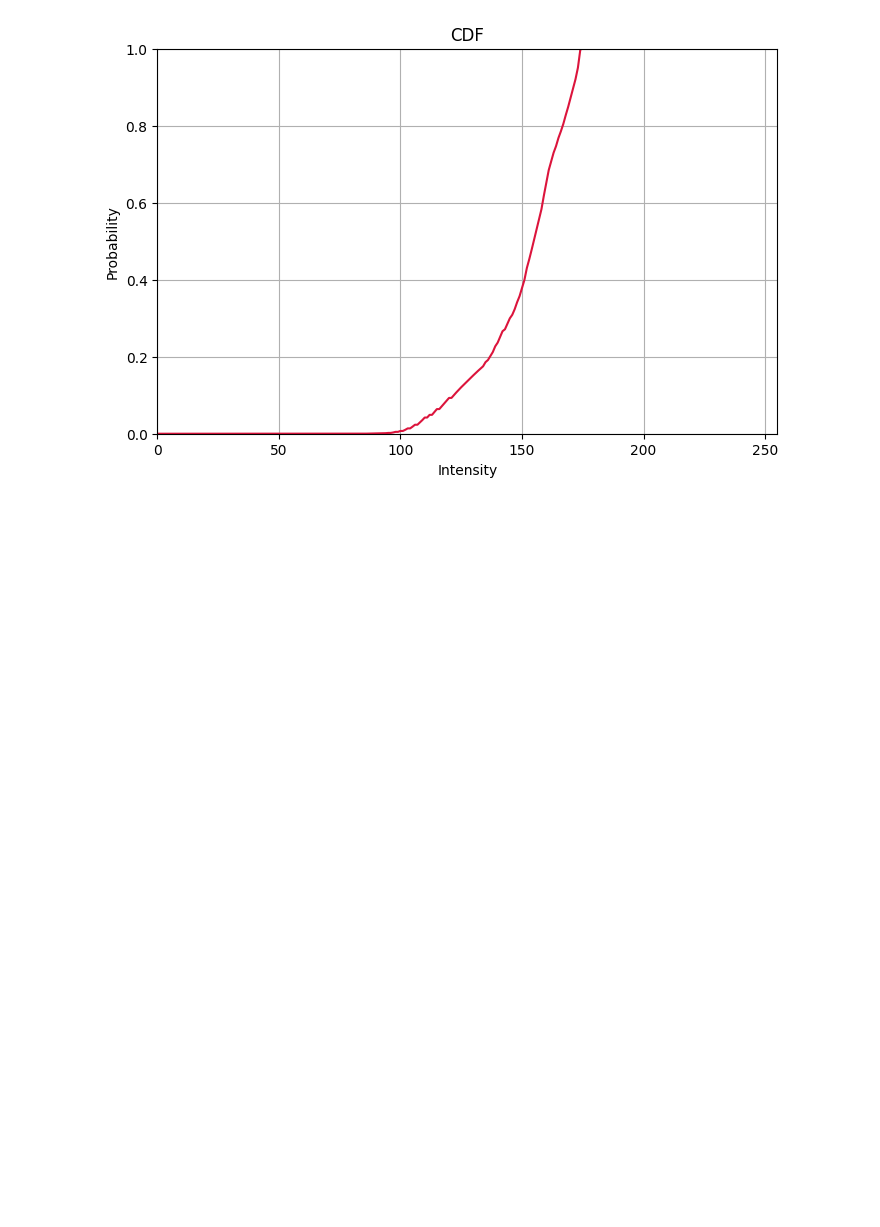
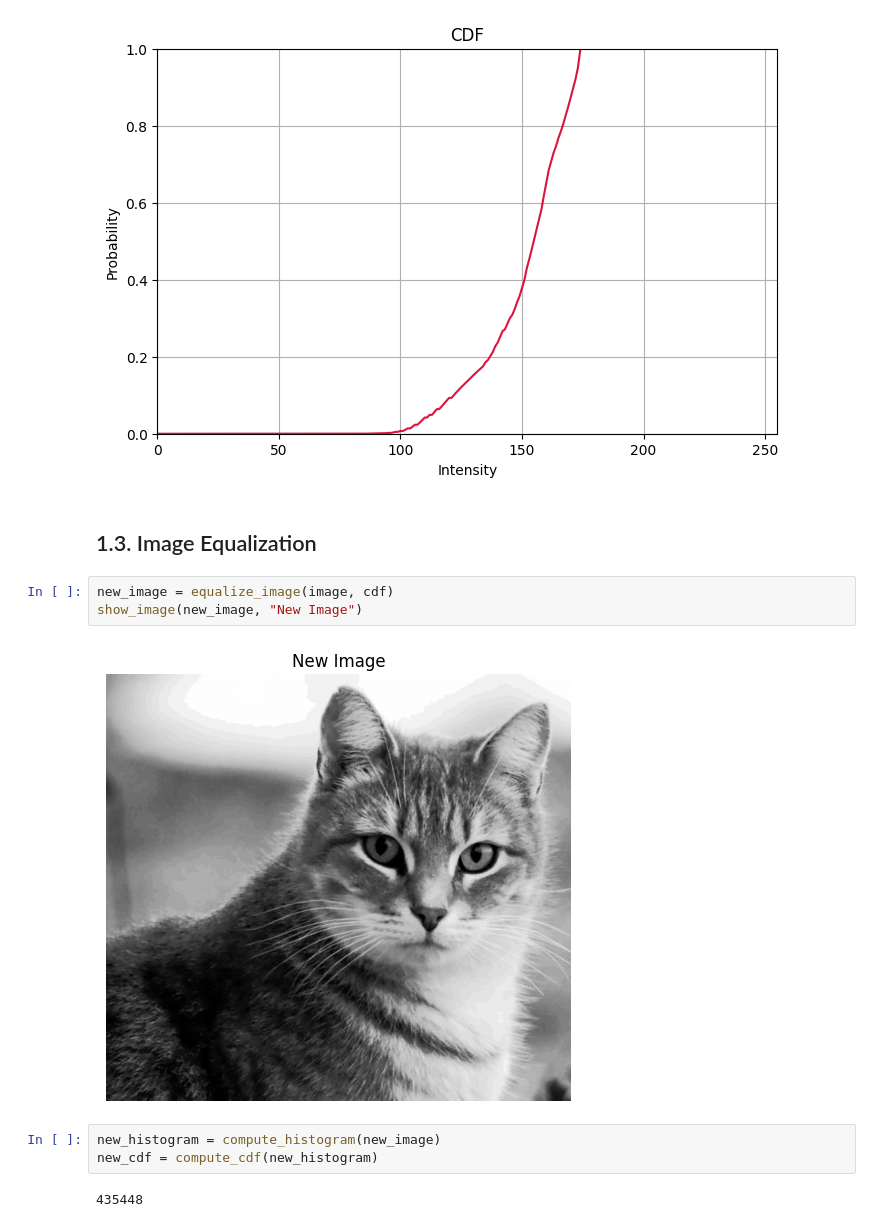
Before and after one commit to mo-karbalaee/IntroML, a Jupyter notebook: ex_1/test_histogram.ipynb, the cells around one changed output. Saved outputs shown, nothing was run; the diff lists cells and outputs as text; blank space fills up the shorter version.

Commit message:
Implement equalization and test it

```diff
--- a/ex_1/test_histogram.ipynb
+++ b/ex_1/test_histogram.ipynb
@@ -37,3 +38,15 @@ show_cdf(cdf)
 # %% [output]
 435448
 [figure]
+# %% [markdown]
+## 1.3. Image Equalization
+# %%
+new_image = equalize_image(image, cdf)
+show_image(new_image, "New Image")
+# %% [output]
+[figure, added]
+# %%
+new_histogram = compute_histogram(new_image)
+new_cdf = compute_cdf(new_histogram)
+# %% [output]
+435448
```
Also changed, not shown: parts of 3 cells of this notebook, 1 other file.
